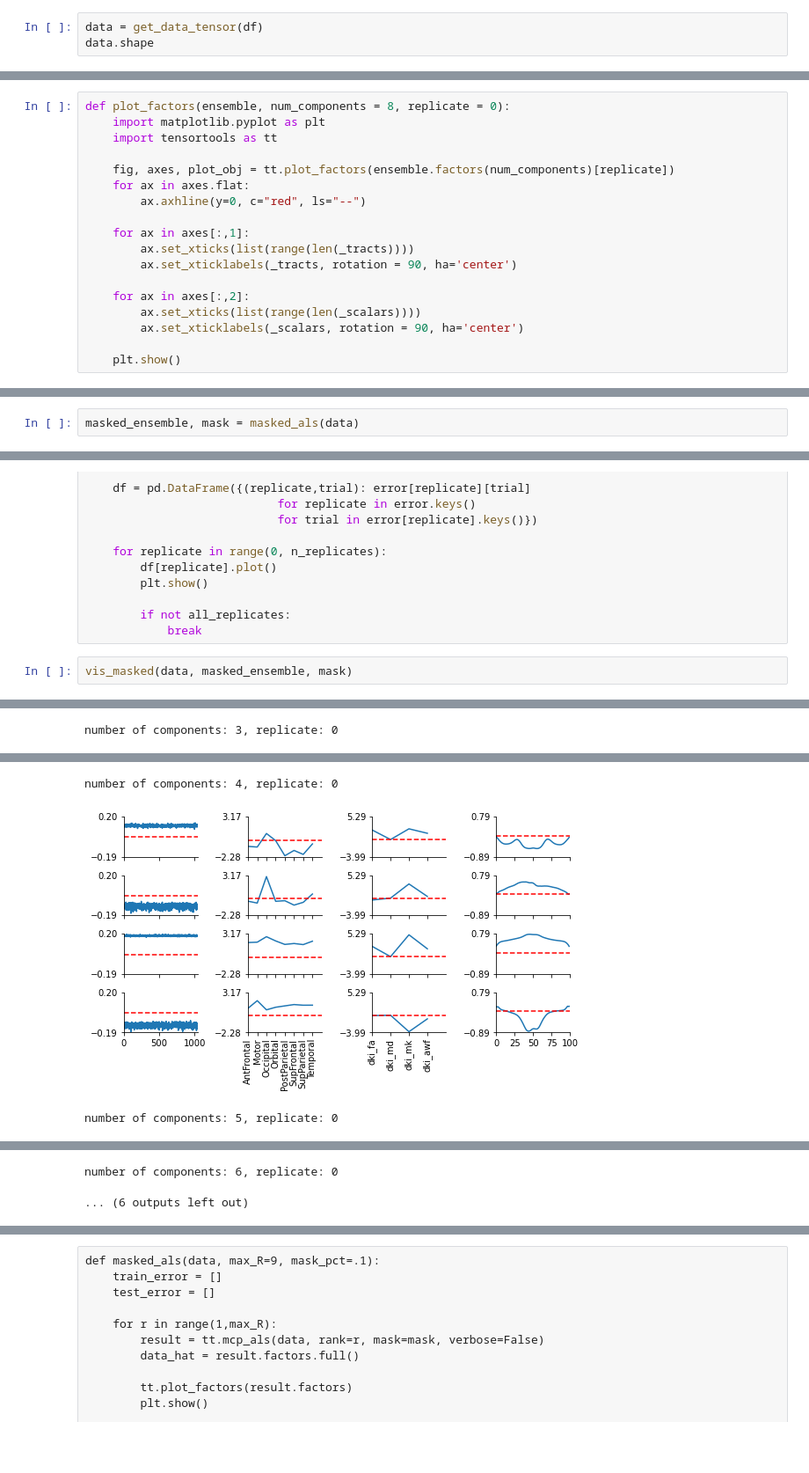
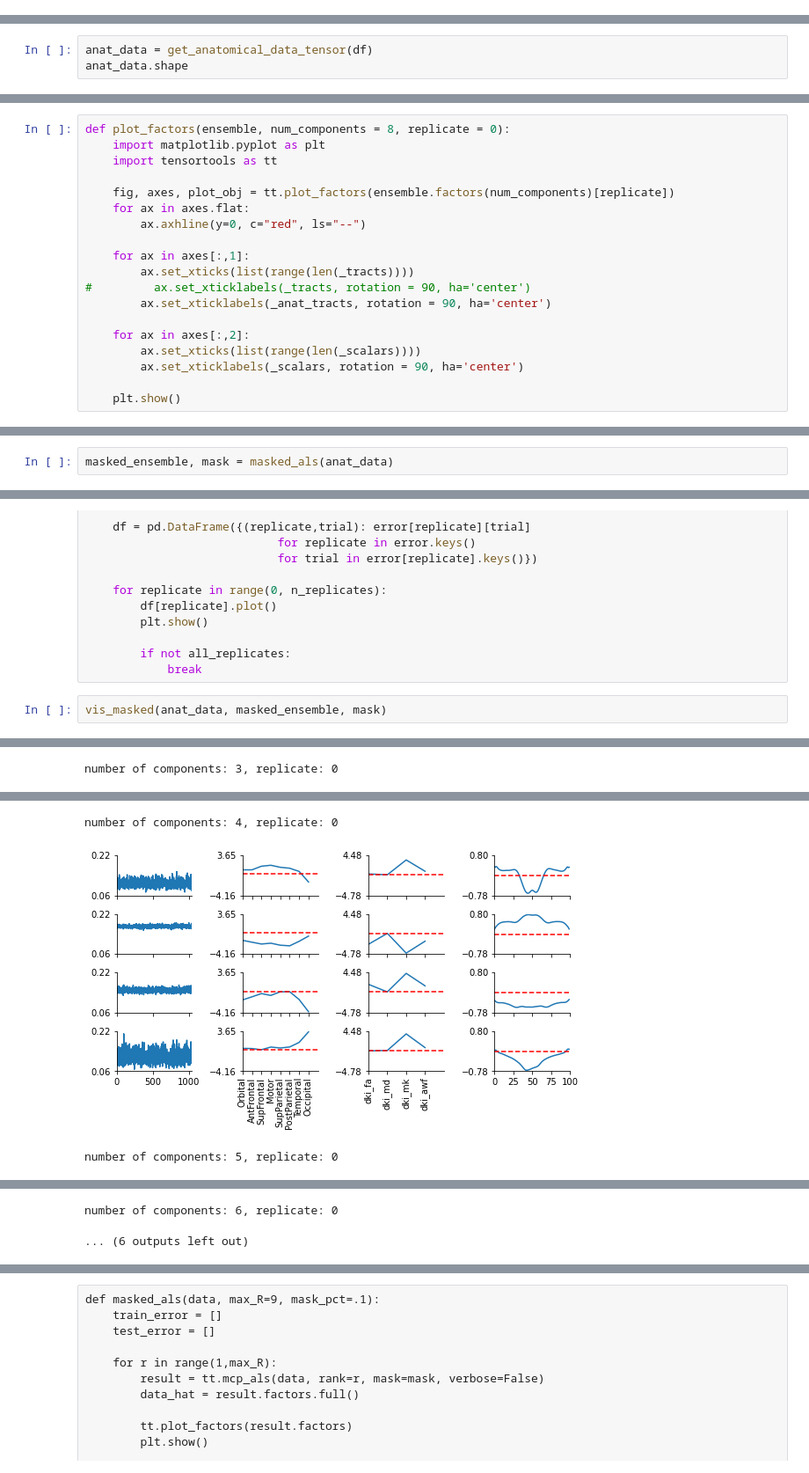
Before and after one commit to bloomdt-uw/callosum_microstructure, a Jupyter notebook: callosum.ipynb, the cells around one changed output, grey strips where cells are left out. Shown at 88% size. Cells and saved outputs as stored; diff of their text form; blank space fills up the shorter version.

Commit message:
normalize features and order anatomically

```diff
--- a/callosum.ipynb
+++ b/callosum.ipynb
@@ -241,5 +324,2 @@ def get_dataframe_from_tensor(tensor):
 
     return df
-# %%
-data = get_data_tensor(df)
-data.shape
@@ -247,0 +326,3 @@ data.shape
+# %%
+anat_data = get_anatomical_data_tensor(df)
+anat_data.shape
@@ -309,7 +435,8 @@ def plot_factors(ensemble, num_components = 8, replicate = 0):
 
     for ax in axes[:,1]:
         ax.set_xticks(list(range(len(_tracts))))
-        ax.set_xticklabels(_tracts, rotation = 90, ha='center')
+#         ax.set_xticklabels(_tracts, rotation = 90, ha='center')
+        ax.set_xticklabels(_anat_tracts, rotation = 90, ha='center')
 
     for ax in axes[:,2]:
         ax.set_xticks(list(range(len(_scalars))))
@@ -364,4 +507,4 @@ def masked_als(data, max_r=9, n_replicates=4, mask_pct=.1):
 
     return ensemble, mask
 # %%
-masked_ensemble, mask = masked_als(data)
+masked_ensemble, mask = masked_als(anat_data)
@@ -407,5 +552,5 @@ def vis_masked(data, ensemble, mask, max_r=9, n_replicates=4, all_replicates=Fal
         if not all_replicates:
             break
 # %%
-vis_masked(data, masked_ensemble, mask)
+vis_masked(anat_data, masked_ensemble, mask)
 # %% [output]
@@ -419,3 +564,3 @@ number of components: 3, replicate: 0
 number of components: 4, replicate: 0
-[figure, old version]
+[figure, new version]
 number of components: 5, replicate: 0
```
Also changed, not shown: parts of 78 cells of this notebook.
